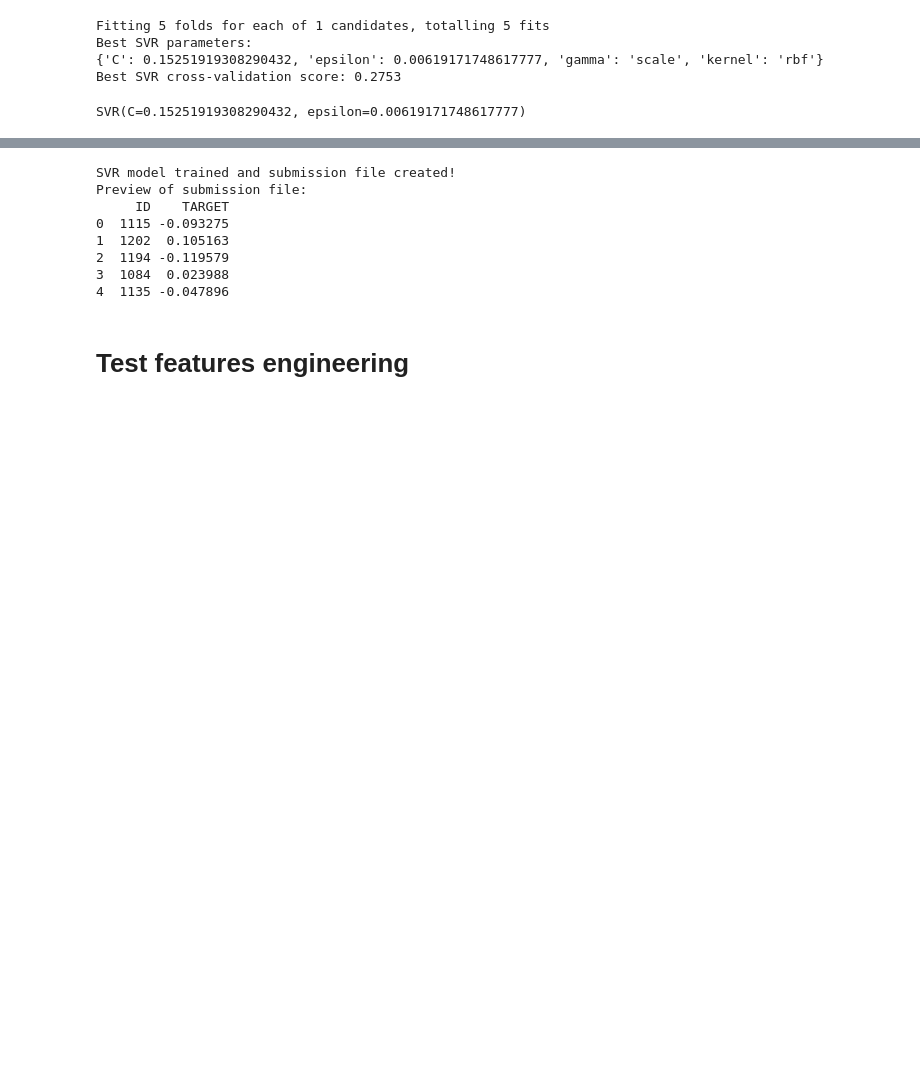
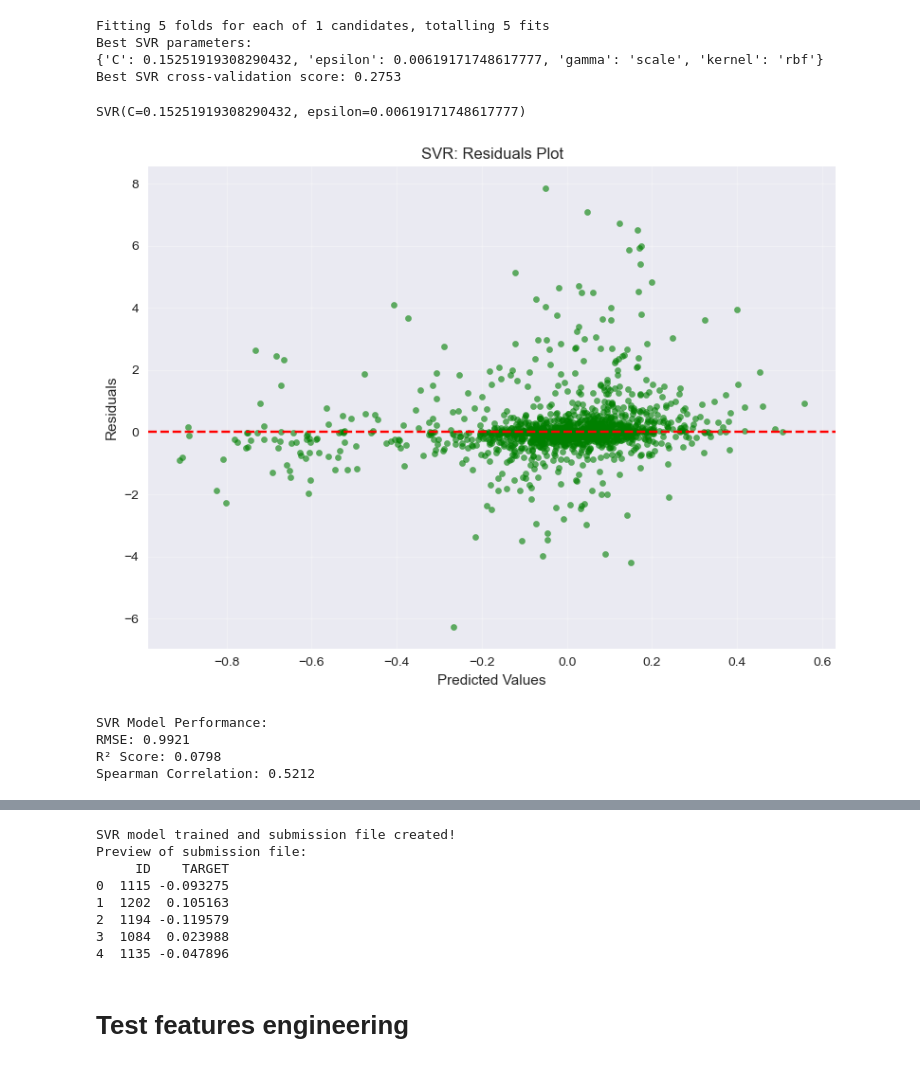
Before and after one commit to paulqevan/Challenge_QRT_prix_elec, a Jupyter notebook: Unique_Model_Thomas.ipynb, the cells around one changed output, grey strips where cells are left out. Saved outputs shown, nothing was run; the diff lists cells and outputs as text; code cells hidden in the pictures; blank space fills up the shorter version.

```diff
--- a/Unique_Model_Thomas.ipynb
+++ b/Unique_Model_Thomas.ipynb
@@ -313,10 +313,10 @@ for i in range(5):
 # %%
 
 
-corr = X_train_features.corrwith(y_train)
-corr = abs(corr).sort_values(ascending=False)[:10]
+# corr = X_train_features.corrwith(y_train)
+# corr = abs(corr).sort_values(ascending=False)[:10]
 
-X_train_features = X_train_features[corr.index]
+# X_train_features = X_train_features[corr.index]
 # %% [markdown]
 # Regression Lasso/ridge
 # %%
@@ -1315,3 +1315,41 @@ Best SVR parameters:
 {'C': 0.15251919308290432, 'epsilon': 0.00619171748617777, 'gamma': 'scale', 'kernel': 'rbf'}
 Best SVR cross-validation score: 0.2753
 SVR(C=0.15251919308290432, epsilon=0.00619171748617777)
+# %%
+import numpy as np
+from sklearn.model_selection import learning_curve, validation_curve
+from sklearn.metrics import mean_squared_error, r2_score
+import seaborn as sns
+
+import matplotlib.pyplot as plt
+
+# Make predictions with the SVR model on training data
+y_train_pred = final_svr.predict(X_train_scaled)
+
+# Create residuals plot
+plt.figure(figsize=(8, 6))
+residuals = y_train - y_train_pred
+plt.scatter(y_train_pred, residuals, alpha=0.6, color='green', s=20)
+plt.axhline(y=0, color='r', linestyle='--')
+plt.xlabel('Predicted Values')
+plt.ylabel('Residuals')
+plt.title('SVR: Residuals Plot')
+plt.grid(True, alpha=0.3)
+plt.tight_layout()
+plt.show()
+
+# Calculate and print metrics
+rmse = np.sqrt(mean_squared_error(y_train, y_train_pred))
+r2 = r2_score(y_train, y_train_pred)
+spearman_corr = spearmanr(y_train, y_train_pred)[0]
+
+print(f"SVR Model Performance:")
+print(f"RMSE: {rmse:.4f}")
+print(f"R² Score: {r2:.4f}")
+print(f"Spearman Correlation: {spearman_corr:.4f}")
+# %% [output]
+[figure, added]
+SVR Model Performance:
+RMSE: 0.9921
+R² Score: 0.0798
+Spearman Correlation: 0.5212
```
Also changed, not shown: parts of 3 cells of this notebook, 3 other files.
